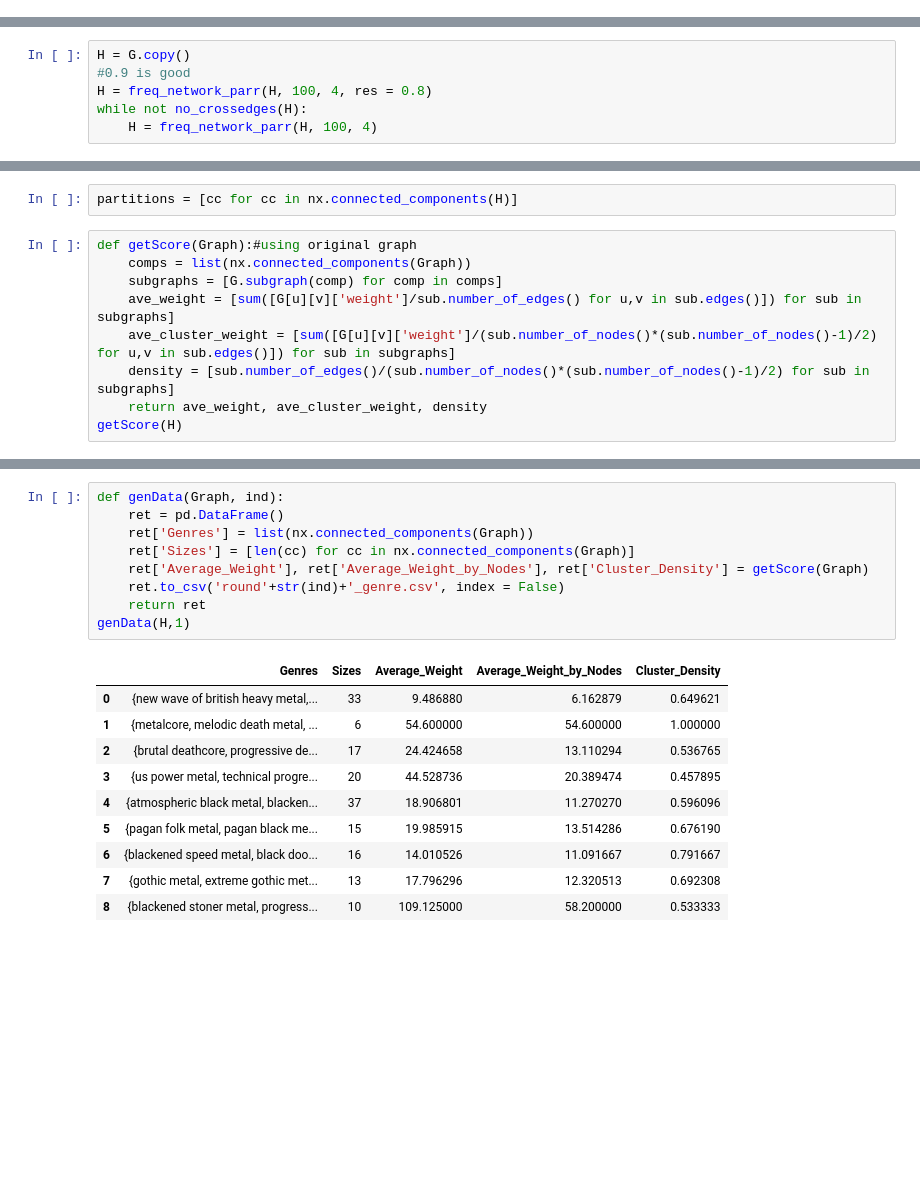
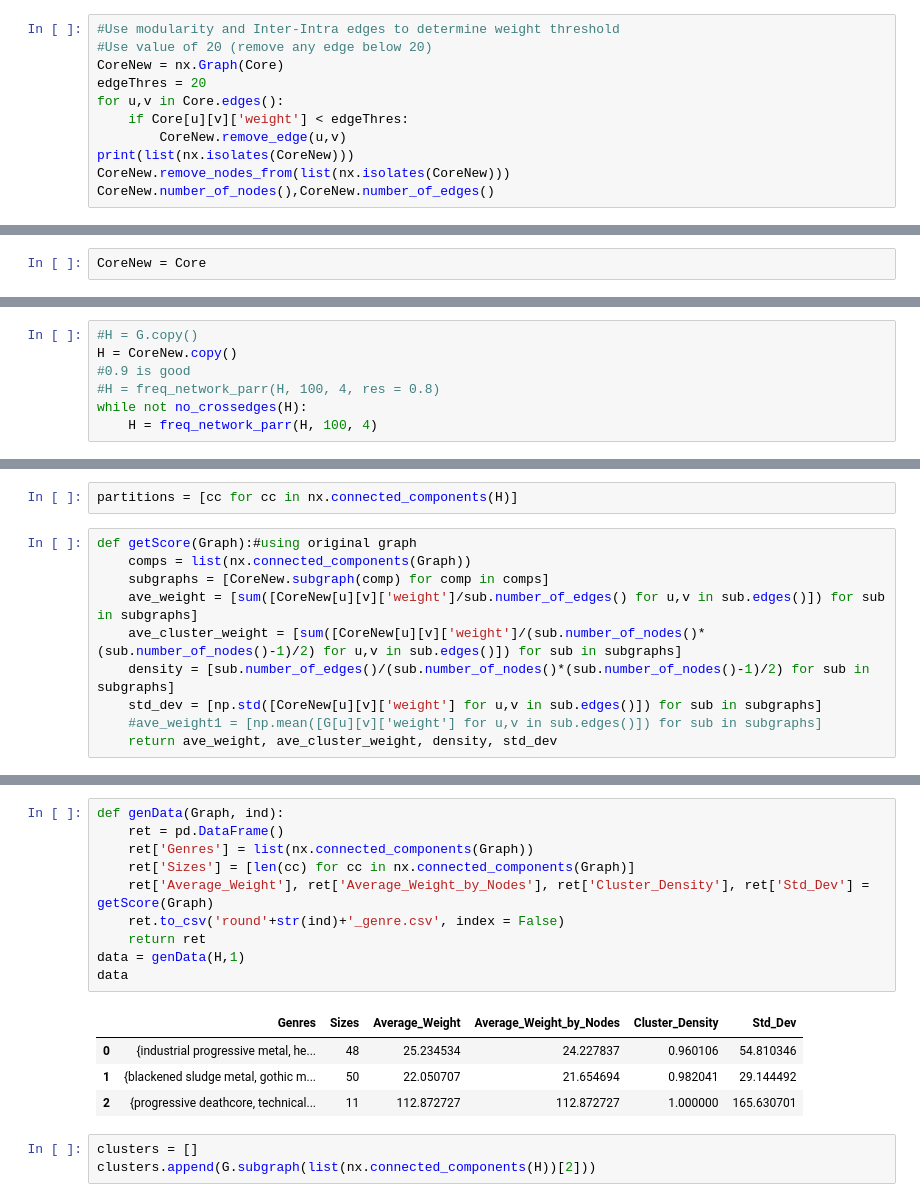
Before and after one commit to jzh001/Social-Network-Structure-in-Common-Interest-Communities, a Jupyter notebook: Network of Genres.ipynb, the cells around one changed output, grey strips where cells are left out. Drawn from its saved outputs; the diff is of its cells as text; blank space fills up the shorter version.

```diff
--- a/Network of Genres.ipynb
+++ b/Network of Genres.ipynb
@@ -265,0 +278,11 @@ def no_crossedges(Graph):
+# %%
+#Use modularity and Inter-Intra edges to determine weight threshold
+#Use value of 20 (remove any edge below 20)
+CoreNew = nx.Graph(Core)
+edgeThres = 20
+for u,v in Core.edges():
+    if Core[u][v]['weight'] < edgeThres:
+        CoreNew.remove_edge(u,v)
+print(list(nx.isolates(CoreNew)))
+CoreNew.remove_nodes_from(list(nx.isolates(CoreNew)))
+CoreNew.number_of_nodes(),CoreNew.number_of_edges()
@@ -265,0 +292,2 @@ def no_crossedges(Graph):
+# %%
+CoreNew = Core
@@ -266,6 +306,7 @@ def no_crossedges(Graph):
 # %%
-H = G.copy()
+#H = G.copy()
+H = CoreNew.copy()
 #0.9 is good
-H = freq_network_parr(H, 100, 4, res = 0.8)
+#H = freq_network_parr(H, 100, 4, res = 0.8)
 while not no_crossedges(H):
     H = freq_network_parr(H, 100, 4)
@@ -281,9 +315,10 @@ partitions = [cc for cc in nx.connected_components(H)]
 # %%
 def getScore(Graph):#using original graph
     comps = list(nx.connected_components(Graph))
-    subgraphs = [G.subgraph(comp) for comp in comps]
-    ave_weight = [sum([G[u][v]['weight']/sub.number_of_edges() for u,v in sub.edges()]) for sub in subgraphs]
-    ave_cluster_weight = [sum([G[u][v]['weight']/(sub.number_of_nodes()*(sub.number_of_nodes()-1)/2) for u,v in sub.edges()]) for sub in subgraphs]
+    subgraphs = [CoreNew.subgraph(comp) for comp in comps]
+    ave_weight = [sum([CoreNew[u][v]['weight']/sub.number_of_edges() for u,v in sub.edges()]) for sub in subgraphs]
+    ave_cluster_weight = [sum([CoreNew[u][v]['weight']/(sub.number_of_nodes()*(sub.number_of_nodes()-1)/2) for u,v in sub.edges()]) for sub in subgraphs]
     density = [sub.number_of_edges()/(sub.number_of_nodes()*(sub.number_of_nodes()-1)/2) for sub in subgraphs]
-    return ave_weight, ave_cluster_weight, density
-getScore(H)
+    std_dev = [np.std([CoreNew[u][v]['weight'] for u,v in sub.edges()]) for sub in subgraphs]
+    #ave_weight1 = [np.mean([G[u][v]['weight'] for u,v in sub.edges()]) for sub in subgraphs]
+    return ave_weight, ave_cluster_weight, density, std_dev
@@ -312,23 +335,21 @@ getScore(H)
 # %%
 def genData(Graph, ind):
     ret = pd.DataFrame()
     ret['Genres'] = list(nx.connected_components(Graph))
     ret['Sizes'] = [len(cc) for cc in nx.connected_components(Graph)]
-    ret['Average_Weight'], ret['Average_Weight_by_Nodes'], ret['Cluster_Density'] = getScore(Graph)
+    ret['Average_Weight'], ret['Average_Weight_by_Nodes'], ret['Cluster_Density'], ret['Std_Dev'] = getScore(Graph)
     ret.to_csv('round'+str(ind)+'_genre.csv', index = False)
     return ret
-genData(H,1)
+data = genData(H,1)
+data
 # %% [output]
-|  | Genres | Sizes | Average_Weight | Average_Weight_by_Nodes | Cluster_Density |
-| 0 | {new wave of british heavy metal,... | 33 | 9.486880 | 6.162879 | 0.649621 |
-| 1 | {metalcore, melodic death metal, ... | 6 | 54.600000 | 54.600000 | 1.000000 |
-| 2 | {brutal deathcore, progressive de... | 17 | 24.424658 | 13.110294 | 0.536765 |
-| 3 | {us power metal, technical progre... | 20 | 44.528736 | 20.389474 | 0.457895 |
-| 4 | {atmospheric black metal, blacken... | 37 | 18.906801 | 11.270270 | 0.596096 |
-| 5 | {pagan folk metal, pagan black me... | 15 | 19.985915 | 13.514286 | 0.676190 |
-| 6 | {blackened speed metal, black doo... | 16 | 14.010526 | 11.091667 | 0.791667 |
-| 7 | {gothic metal, extreme gothic met... | 13 | 17.796296 | 12.320513 | 0.692308 |
-| 8 | {blackened stoner metal, progress... | 10 | 109.125000 | 58.200000 | 0.533333 |
+|  | Genres | Sizes | Average_Weight | Average_Weight_by_Nodes | Cluster_Density | Std_Dev |
+| 0 | {industrial progressive metal, he... | 48 | 25.234534 | 24.227837 | 0.960106 | 54.810346 |
+| 1 | {blackened sludge metal, gothic m... | 50 | 22.050707 | 21.654694 | 0.982041 | 29.144492 |
+| 2 | {progressive deathcore, technical... | 11 | 112.872727 | 112.872727 | 1.000000 | 165.630701 |
+# %%
+clusters = []
+clusters.append(G.subgraph(list(nx.connected_components(H))[2]))
 # %%
 from IPython.display import display, HTML
 def breakDown(inds):
```
Also changed, not shown: parts of 38 cells of this notebook.
